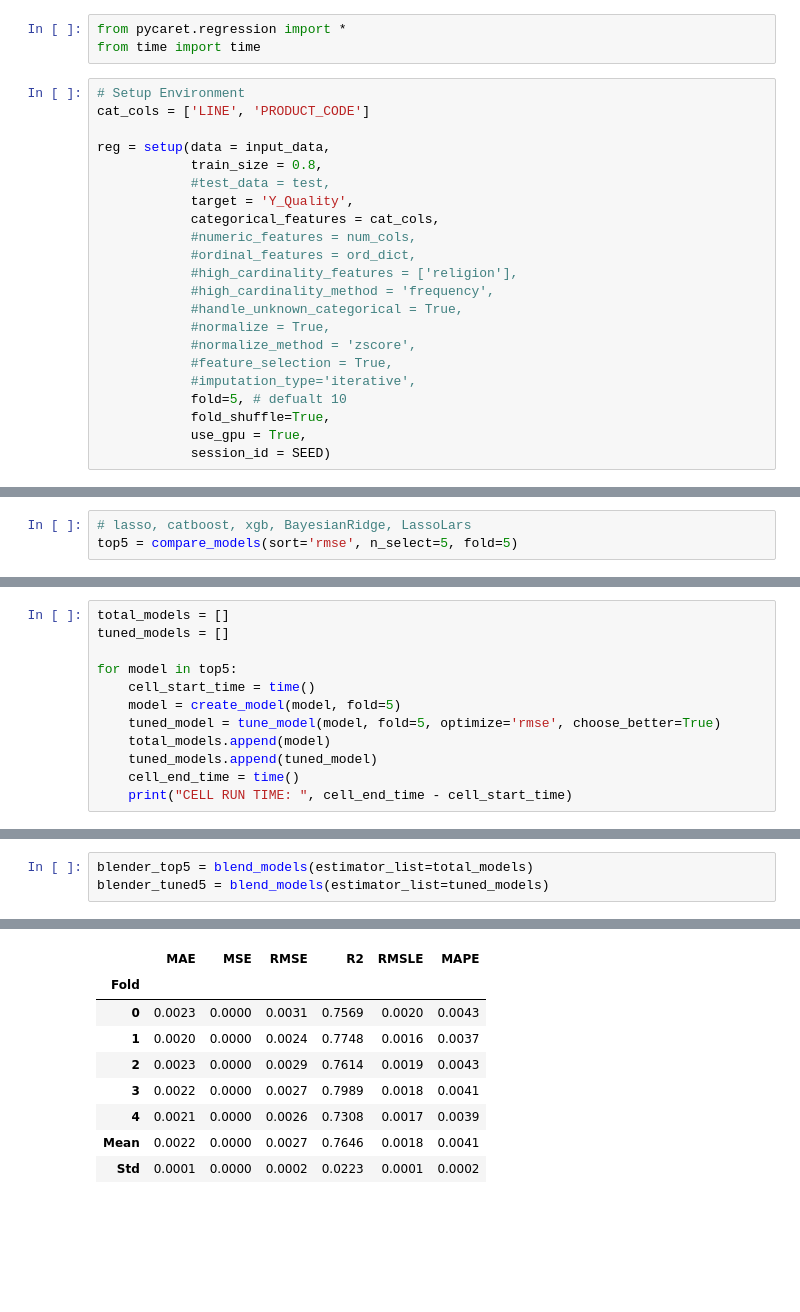
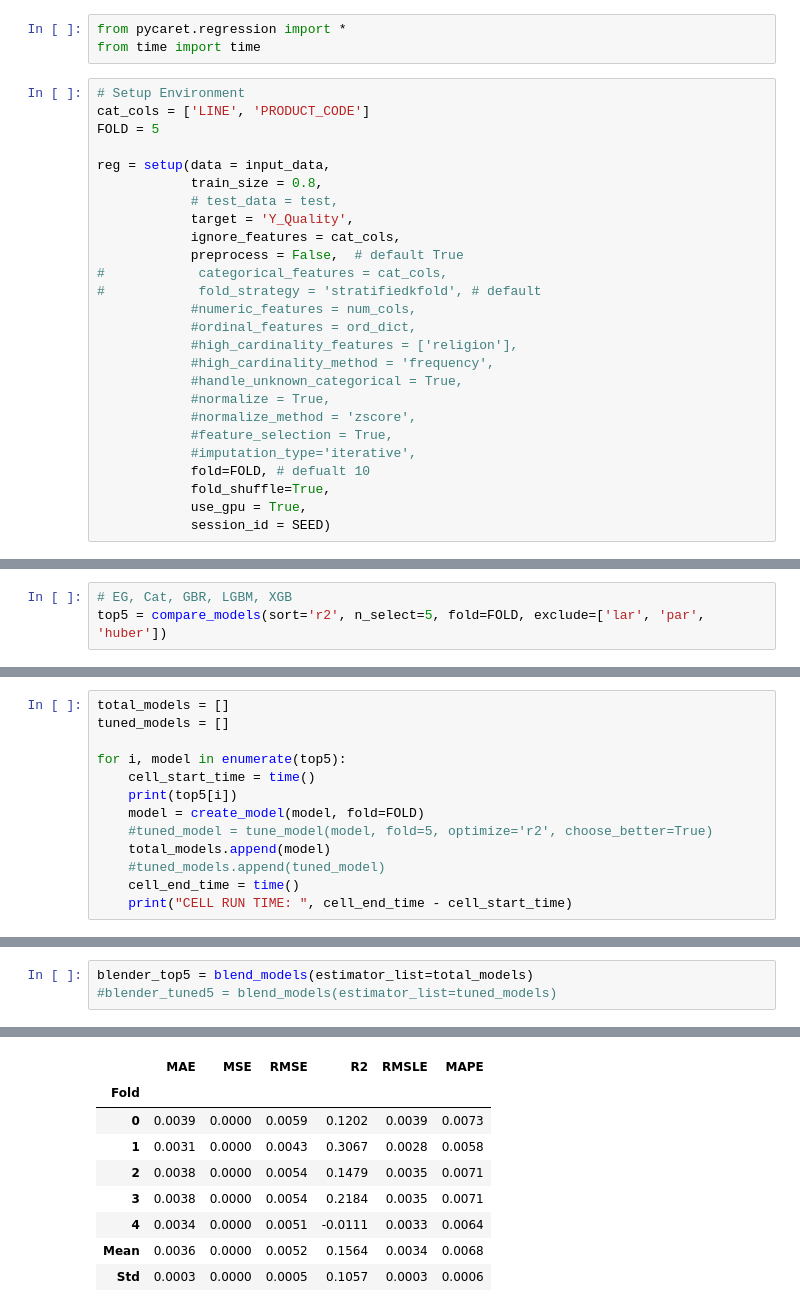
Before and after one commit to LGAimers/AI-PTA, a Jupyter notebook: dolphin/regression_T.ipynb, the cells around one changed output, grey strips where cells are left out. Drawn from its saved outputs; the diff is of its cells as text; blank space fills up the shorter version.

```diff
--- a/dolphin/regression_T.ipynb
+++ b/dolphin/regression_T.ipynb
@@ -254,12 +282,16 @@ from time import time
 # %%
 # Setup Environment
 cat_cols = ['LINE', 'PRODUCT_CODE']
+FOLD = 5
 
 reg = setup(data = input_data,
             train_size = 0.8,
-            #test_data = test,
+            # test_data = test,
             target = 'Y_Quality',
-            categorical_features = cat_cols,
+            ignore_features = cat_cols,
+            preprocess = False,  # default True
+#            categorical_features = cat_cols,
+#            fold_strategy = 'stratifiedkfold', # default
             #numeric_features = num_cols,
             #ordinal_features = ord_dict,
             #high_cardinality_features = ['religion'],
@@ -269,7 +301,7 @@ reg = setup(data = input_data,
             #normalize_method = 'zscore',
             #feature_selection = True,
             #imputation_type='iterative',
-            fold=5, # defualt 10
+            fold=FOLD, # defualt 10
             fold_shuffle=True,
             use_gpu = True,
             session_id = SEED)
@@ -326,8 +351,8 @@ reg = setup(data = input_data,
 [LightGBM] [Warning] Stopped training because there are no more leaves that meet the split requirements
 [LightGBM] [Warning] Stopped training because there are no more leaves that meet the split requirements
 # %%
-# lasso, catboost, xgb, BayesianRidge, LassoLars
-top5 = compare_models(sort='rmse', n_select=5, fold=5)
+# EG, Cat, GBR, LGBM, XGB
+top5 = compare_models(sort='r2', n_select=5, fold=FOLD, exclude=['lar', 'par', 'huber'])
 # %% [output]
 [interactive output not drawn]
 |  | Model | MAE | MSE | RMSE | R2 | RMSLE | MAPE | TT (Sec) |
@@ -352,12 +378,13 @@ top5 = compare_models(sort='rmse', n_select=5, fold=5)
 total_models = []
 tuned_models = []
 
-for model in top5:
+for i, model in enumerate(top5):
     cell_start_time = time()
-    model = create_model(model, fold=5)
-    tuned_model = tune_model(model, fold=5, optimize='rmse', choose_better=True)
+    print(top5[i])
+    model = create_model(model, fold=FOLD)
+    #tuned_model = tune_model(model, fold=5, optimize='r2', choose_better=True)
     total_models.append(model)
-    tuned_models.append(tuned_model)
+    #tuned_models.append(tuned_model)
     cell_end_time = time()
     print("CELL RUN TIME: ", cell_end_time - cell_start_time)
 # %% [output]
@@ -411,15 +430,15 @@ CELL RUN TIME:  296.07768750190735
 # %%
 blender_top5 = blend_models(estimator_list=total_models)
-blender_tuned5 = blend_models(estimator_list=tuned_models)
+#blender_tuned5 = blend_models(estimator_list=tuned_models)
 # %% [output]
 [interactive output not drawn]
 |  | MAE | MSE | RMSE | R2 | RMSLE | MAPE |
 | Fold |  |  |  |  |  |  |
-| 0 | 0.0023 | 0.0000 | 0.0031 | 0.7569 | 0.0020 | 0.0043 |
-| 1 | 0.0020 | 0.0000 | 0.0024 | 0.7748 | 0.0016 | 0.0037 |
-| 2 | 0.0023 | 0.0000 | 0.0029 | 0.7614 | 0.0019 | 0.0043 |
-| 3 | 0.0022 | 0.0000 | 0.0027 | 0.7989 | 0.0018 | 0.0041 |
-| 4 | 0.0021 | 0.0000 | 0.0026 | 0.7308 | 0.0017 | 0.0039 |
-| Mean | 0.0022 | 0.0000 | 0.0027 | 0.7646 | 0.0018 | 0.0041 |
-| Std | 0.0001 | 0.0000 | 0.0002 | 0.0223 | 0.0001 | 0.0002 |
+| 0 | 0.0039 | 0.0000 | 0.0059 | 0.1202 | 0.0039 | 0.0073 |
+| 1 | 0.0031 | 0.0000 | 0.0043 | 0.3067 | 0.0028 | 0.0058 |
+| 2 | 0.0038 | 0.0000 | 0.0054 | 0.1479 | 0.0035 | 0.0071 |
+| 3 | 0.0038 | 0.0000 | 0.0054 | 0.2184 | 0.0035 | 0.0071 |
+| 4 | 0.0034 | 0.0000 | 0.0051 | -0.0111 | 0.0033 | 0.0064 |
+| Mean | 0.0036 | 0.0000 | 0.0052 | 0.1564 | 0.0034 | 0.0068 |
+| Std | 0.0003 | 0.0000 | 0.0005 | 0.1057 | 0.0003 | 0.0006 |
 [interactive output not drawn]
```
Also changed, not shown: parts of 20 cells of this notebook, 3 other files.
